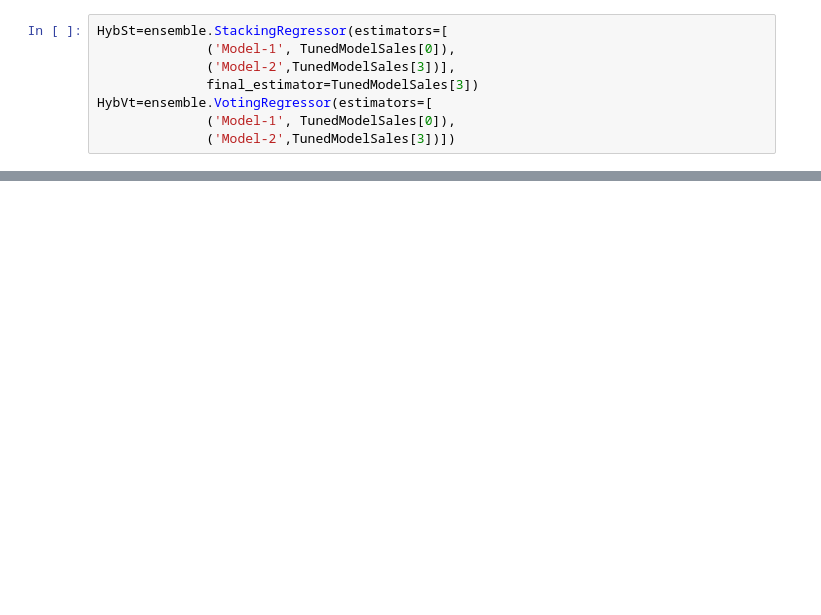
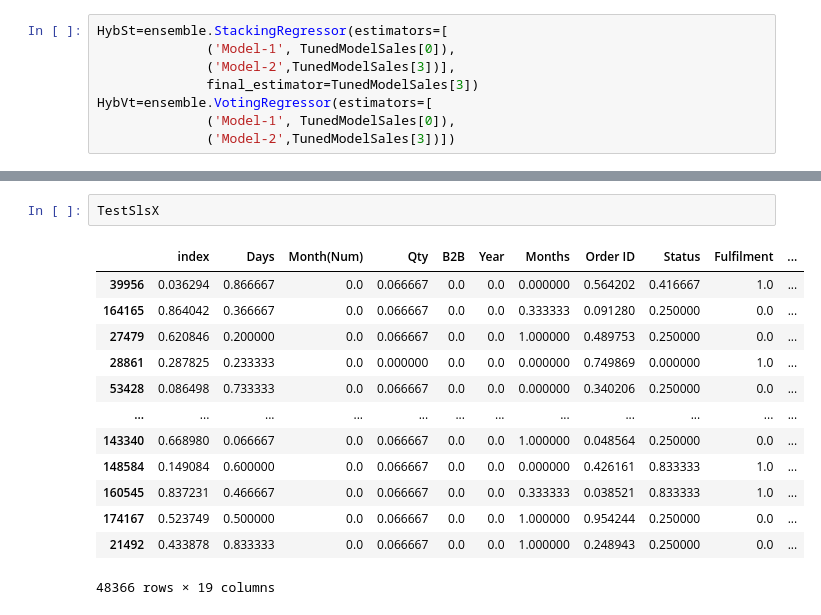
Before and after one commit to vasanthk99/Data_Science_Project, a Jupyter notebook: supermarket_sales_prediction_project.ipynb, the cells around one changed output, grey strips where cells are left out. Saved outputs shown, nothing was run; the diff lists cells and outputs as text; blank space fills up the shorter version.

```diff
--- a/supermarket_sales_prediction_project.ipynb
+++ b/supermarket_sales_prediction_project.ipynb
@@ -736,0 +782,16 @@ PredSalesDFEx2
+# %%
+TestSlsX
+# %% [output]
+|  | index | Days | Month(Num) | Qty | B2B | Year | Months | Order ID | Status | Fulfilment | ... |
+| 39956 | 0.036294 | 0.866667 | 0.0 | 0.066667 | 0.0 | 0.0 | 0.000000 | 0.564202 | 0.416667 | 1.0 | ... |
+| 164165 | 0.864042 | 0.366667 | 0.0 | 0.066667 | 0.0 | 0.0 | 0.333333 | 0.091280 | 0.250000 | 0.0 | ... |
+| 27479 | 0.620846 | 0.200000 | 0.0 | 0.066667 | 0.0 | 0.0 | 1.000000 | 0.489753 | 0.250000 | 0.0 | ... |
+| 28861 | 0.287825 | 0.233333 | 0.0 | 0.000000 | 0.0 | 0.0 | 0.000000 | 0.749869 | 0.000000 | 1.0 | ... |
+| 53428 | 0.086498 | 0.733333 | 0.0 | 0.066667 | 0.0 | 0.0 | 0.000000 | 0.340206 | 0.250000 | 0.0 | ... |
+| ... | ... | ... | ... | ... | ... | ... | ... | ... | ... | ... | ... |
+| 143340 | 0.668980 | 0.066667 | 0.0 | 0.066667 | 0.0 | 0.0 | 1.000000 | 0.048564 | 0.250000 | 0.0 | ... |
+| 148584 | 0.149084 | 0.600000 | 0.0 | 0.066667 | 0.0 | 0.0 | 0.000000 | 0.426161 | 0.833333 | 1.0 | ... |
+| 160545 | 0.837231 | 0.466667 | 0.0 | 0.066667 | 0.0 | 0.0 | 0.333333 | 0.038521 | 0.833333 | 1.0 | ... |
+| 174167 | 0.523749 | 0.500000 | 0.0 | 0.066667 | 0.0 | 0.0 | 1.000000 | 0.954244 | 0.250000 | 0.0 | ... |
+| 21492 | 0.433878 | 0.833333 | 0.0 | 0.066667 | 0.0 | 0.0 | 1.000000 | 0.248943 | 0.250000 | 0.0 | ... |
+48366 rows × 19 columns
```
Also changed, not shown: parts of 9 cells of this notebook.
